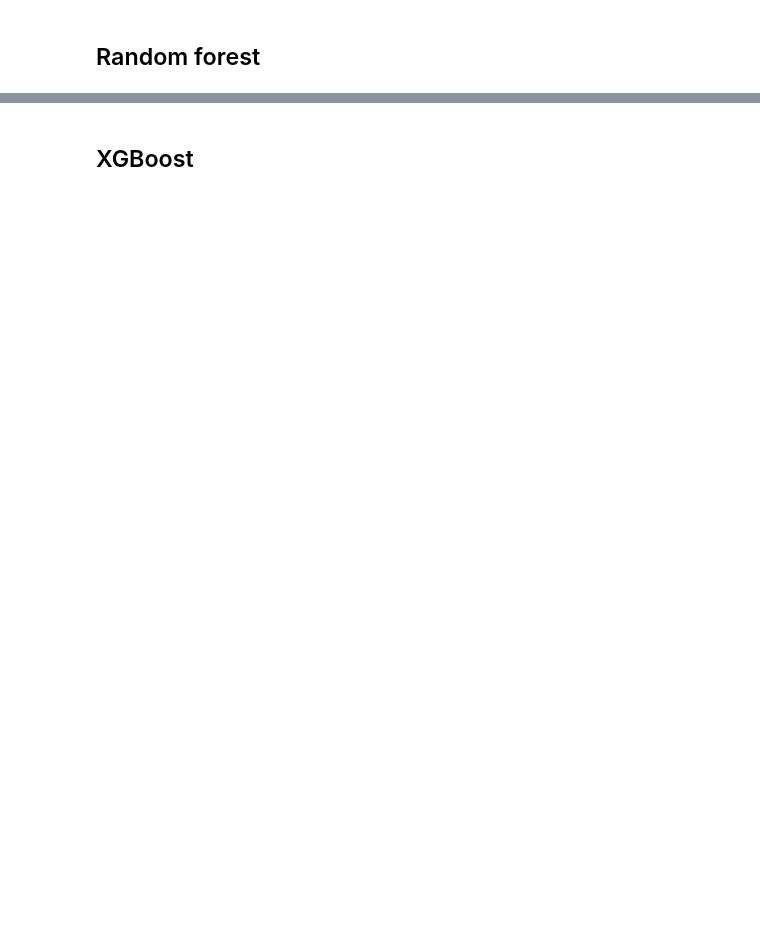
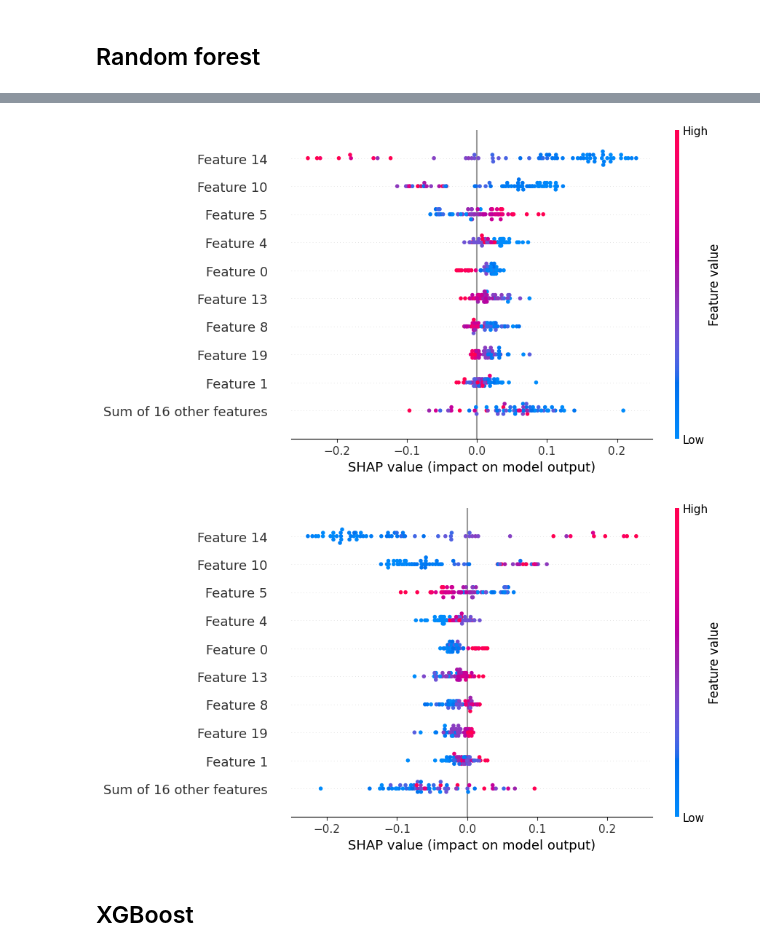
Before and after one commit to ViktoryaK/Classification_of_Black_Sea_Harbour_Porpoise_Acoustic_Signals, a Jupyter notebook: supervised_learning.ipynb, the cells around one changed output, grey strips where cells are left out. Saved outputs shown, nothing was run; the diff lists cells and outputs as text; code cells hidden in the pictures; blank space fills up the shorter version.

```diff
--- a/supervised_learning.ipynb
+++ b/supervised_learning.ipynb
@@ -144,3 +351,20 @@ plt.show()
+# %%
+shap.plots.beeswarm(shap.Explanation(
+    values=shap_values.values[:, :, 1],
+    base_values=shap_values.base_values[:, 1],
+    data=shap_values.data,
+    feature_names=shap_values.feature_names
+))
+
+shap.plots.beeswarm(shap.Explanation(
+    values=shap_values.values[:, :, 0],
+    base_values=shap_values.base_values[:, 0],
+    data=shap_values.data,
+    feature_names=shap_values.feature_names
+))
+# %% [output]
+[figure, added]
+[figure, added]
 # %% [markdown]
 ## XGBoost
 # %%
```
Also changed, not shown: parts of 22 cells of this notebook.
